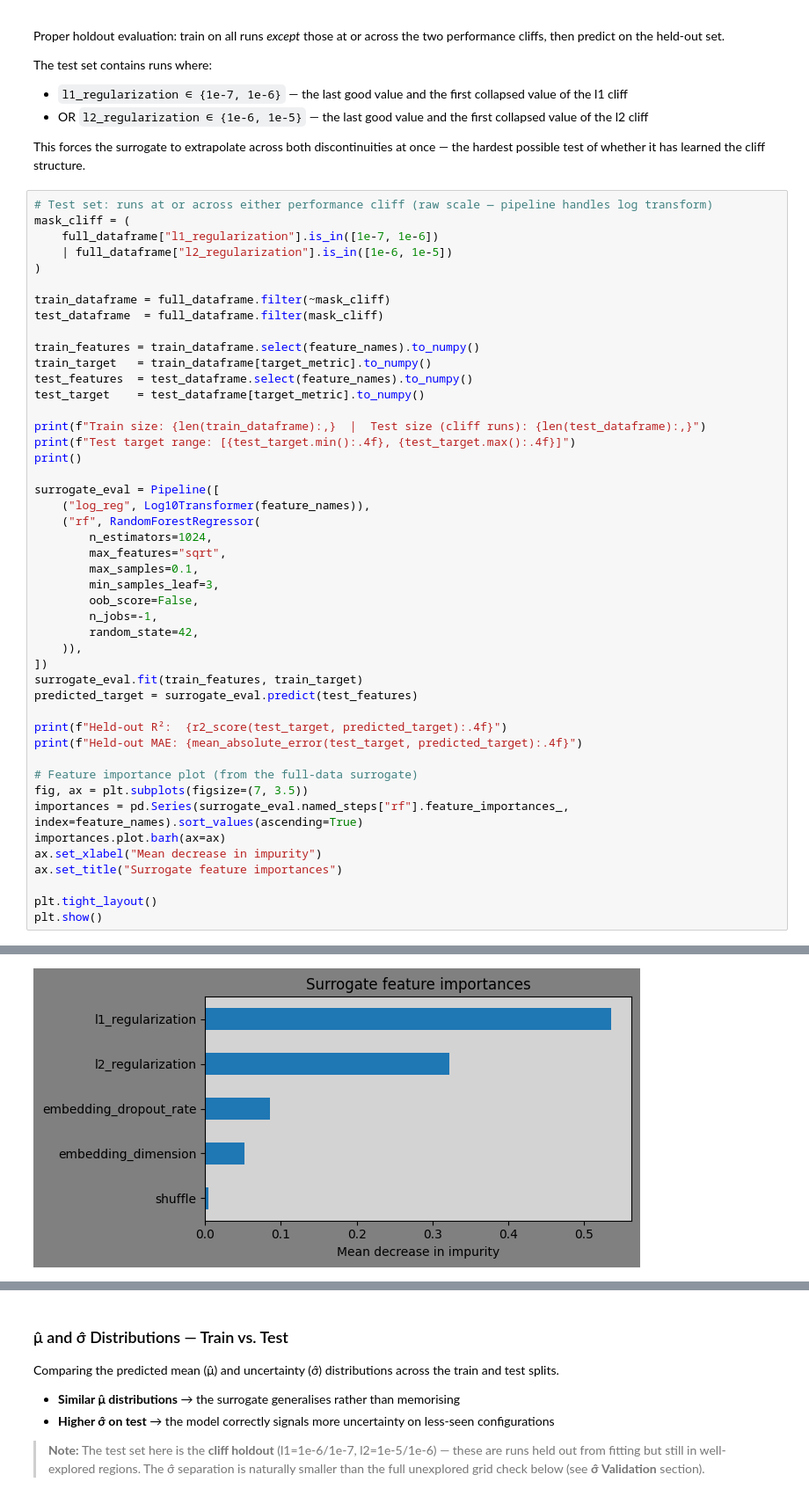
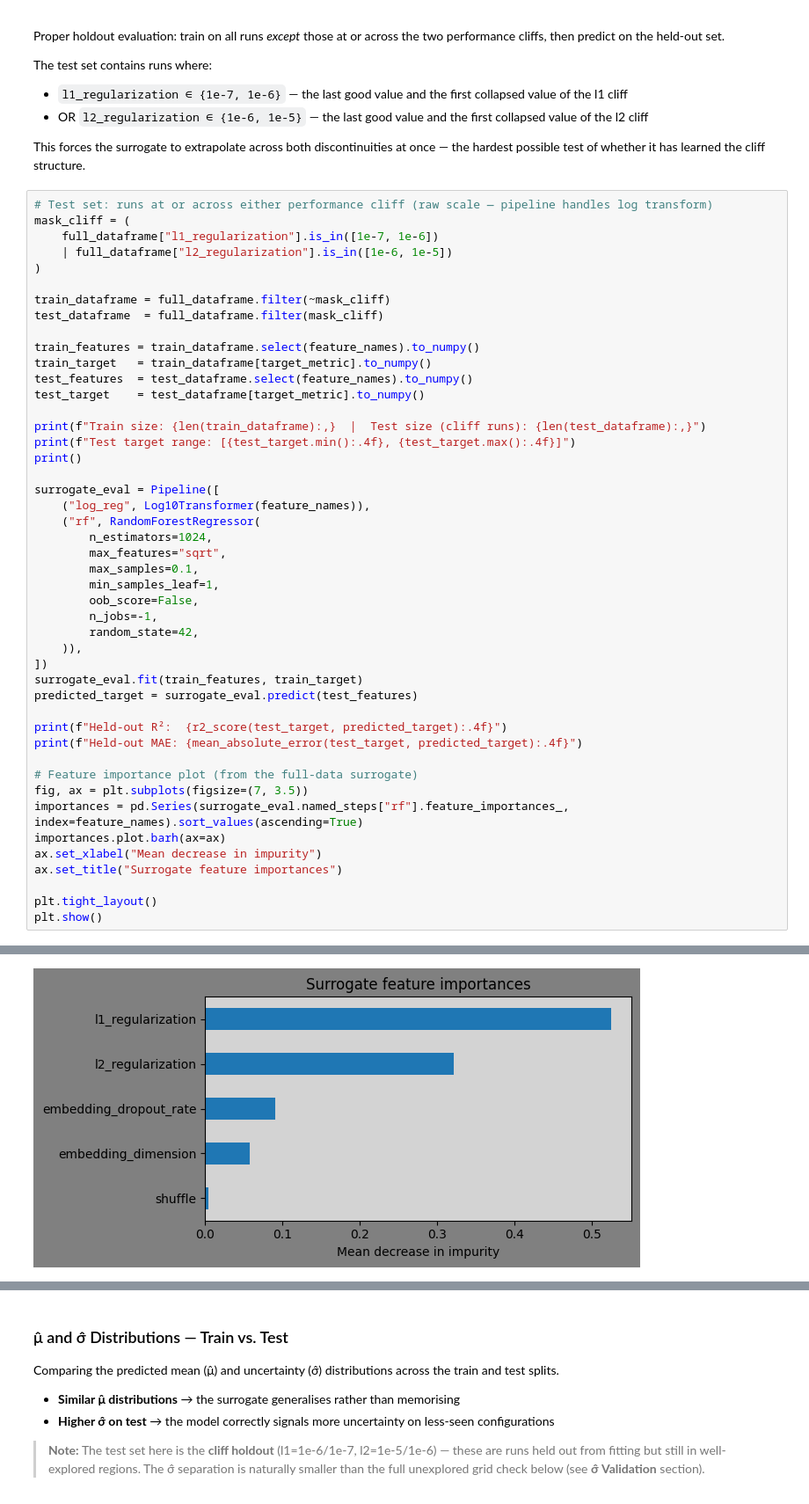
Before and after one commit to chaald/peppermint-matrix, a Jupyter notebook: notebooks/parameter_analysis/surrogate_model.ipynb, the cells around one changed output, grey strips where cells are left out. Shown at 88% size. Cells and saved outputs as stored; diff of their text form.

Commit message:
fix: align surrogate_eval hyperparams with acquisition model (min_samples_leaf=1)

```diff
--- a/notebooks/parameter_analysis/surrogate_model.ipynb
+++ b/notebooks/parameter_analysis/surrogate_model.ipynb
@@ -247,7 +247,7 @@ surrogate_eval = Pipeline([
         n_estimators=1024,
         max_features="sqrt",
         max_samples=0.1,
-        min_samples_leaf=3,
+        min_samples_leaf=1,
         oob_score=False,
         n_jobs=-1,
         random_state=42,
@@ -277,4 +277,4 @@ Held-out MAE: 0.0032
-[figure, old version]
+[figure, new version]
 # %%
 train_prediction = surrogate_eval.predict(train_features)
 test_prediction  = surrogate_eval.predict(test_features)
```
Also changed, not shown: parts of 3 cells of this notebook.
